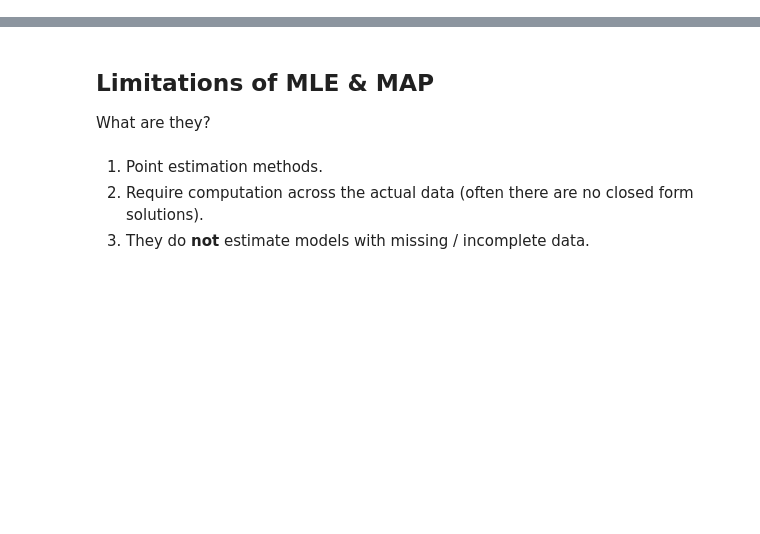
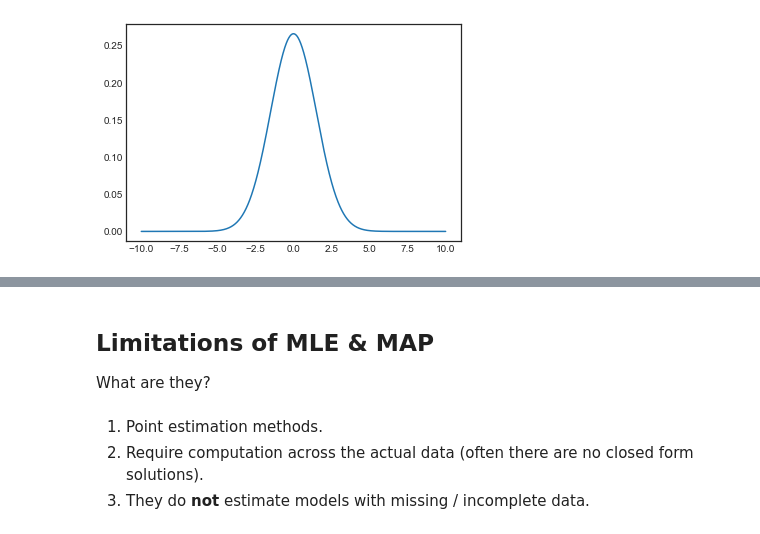
Before and after one commit to brianspiering/gaussian_mixture_models, a Jupyter notebook: lecture_gmm_em.ipynb, the cells around one changed output, grey strips where cells are left out. Drawn from its saved outputs; the diff is of its cells as text; code cells hidden in the pictures; blank space fills up the shorter version.

```diff
--- a/lecture_gmm_em.ipynb
+++ b/lecture_gmm_em.ipynb
@@ -13,0 +28,14 @@ Normal Distrubtion Model
+# %%
+import matplotlib.pyplot as plt
+import numpy as np
+from scipy.stats import norm
+import seaborn as sns
+
+sns.set_style("white")
+%matplotlib inline
+# %%
+x = np.linspace(start=-10, stop=10, num=1000)
+y = norm.pdf(x, loc=0, scale=1.5)
+plt.plot(x, y);
+# %% [output]
+[figure, added]
```
Also changed, not shown: parts of 6 cells of this notebook, 1 other file.
